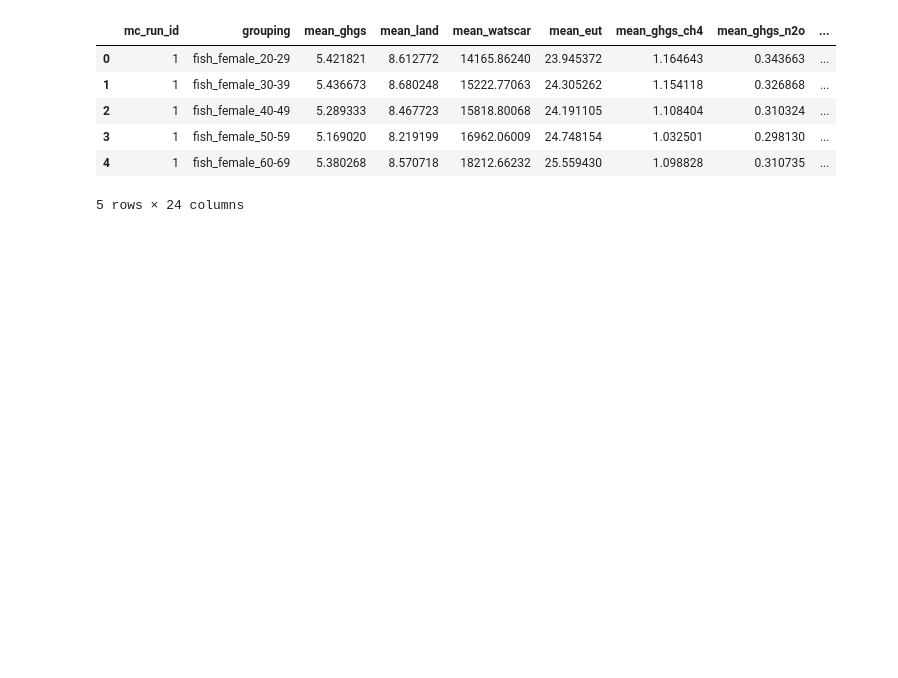
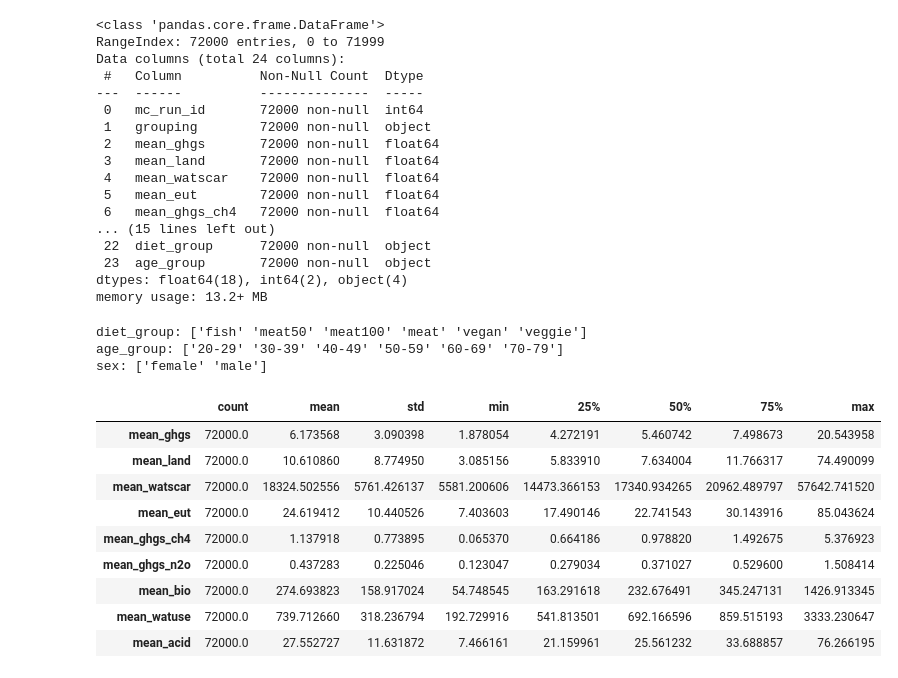
Before and after one commit to adm1ncat203/RM_CW2, a Jupyter notebook: RM_CW2.ipynb, the cells around one changed output. Saved outputs shown, nothing was run; the diff lists cells and outputs as text; code cells hidden in the pictures; blank space fills up the shorter version.

```diff
--- a/RM_CW2.ipynb
+++ b/RM_CW2.ipynb
@@ -4,12 +7,22 @@ import plotly.express as px
 # %%
 # load dataset
 df = pd.read_csv("./dataset/Results_21Mar2022.csv")
-df.head()
+df.info()
 # %% [output]
-|  | mc_run_id | grouping | mean_ghgs | mean_land | mean_watscar | mean_eut | mean_ghgs_ch4 | mean_ghgs_n2o | ... |
-| 0 | 1 | fish_female_20-29 | 5.421821 | 8.612772 | 14165.86240 | 23.945372 | 1.164643 | 0.343663 | ... |
-| 1 | 1 | fish_female_30-39 | 5.436673 | 8.680248 | 15222.77063 | 24.305262 | 1.154118 | 0.326868 | ... |
-| 2 | 1 | fish_female_40-49 | 5.289333 | 8.467723 | 15818.80068 | 24.191105 | 1.108404 | 0.310324 | ... |
-| 3 | 1 | fish_female_50-59 | 5.169020 | 8.219199 | 16962.06009 | 24.748154 | 1.032501 | 0.298130 | ... |
-| 4 | 1 | fish_female_60-69 | 5.380268 | 8.570718 | 18212.66232 | 25.559430 | 1.098828 | 0.310735 | ... |
-5 rows × 24 columns
+<class 'pandas.core.frame.DataFrame'>
+RangeIndex: 72000 entries, 0 to 71999
+Data columns (total 24 columns):
+ #   Column          Non-Null Count  Dtype
+---  ------          --------------  -----
+ 0   mc_run_id       72000 non-null  int64
+ 1   grouping        72000 non-null  object
+ 2   mean_ghgs       72000 non-null  float64
+ 3   mean_land       72000 non-null  float64
+ 4   mean_watscar    72000 non-null  float64
+ 5   mean_eut        72000 non-null  float64
+ 6   mean_ghgs_ch4   72000 non-null  float64
+... (15 lines left out)
+ 22  diet_group      72000 non-null  object
+ 23  age_group       72000 non-null  object
+dtypes: float64(18), int64(2), object(4)
+memory usage: 13.2+ MB
@@ -39,0 +29,44 @@ fig.show()
+# %%
+# unique values
+print("diet_group: {}".format(df["diet_group"].unique()))
+print("age_group: {}".format(df["age_group"].unique()))
+print("sex: {}".format(df["sex"].unique()))
+# %% [output]
+diet_group: ['fish' 'meat50' 'meat100' 'meat' 'vegan' 'veggie']
+age_group: ['20-29' '30-39' '40-49' '50-59' '60-69' '70-79']
+sex: ['female' 'male']
+# %%
+# convert diet_group labels
+df['diet_group'] = df['diet_group'].map({
+    "meat100": "High meat-eaters (>=100g/d)",
+    "meat50": "Medium meat-eaters (50-99g/d)",
+    "meat": "Low meat-eaters (<50g/d)",
+    "fish": "Fish-eaters",
+    "veggie": "Vegetarians",
+    "vegan": "Vegans"
+})
+# convert sex labels
+df["sex"] = df["sex"].map({
+    "male": "Male",
+    "female": "Female"
+})
+# %%
+# select environmental impacts feature columns
+env_columns = [
+    "mean_ghgs", "mean_land", "mean_watscar", "mean_eut",
+    "mean_ghgs_ch4", "mean_ghgs_n2o", "mean_bio",
+    "mean_watuse", "mean_acid"
+]
+
+df[env_columns].describe().T
+# %% [output]
+|  | count | mean | std | min | 25% | 50% | 75% | max |
+| mean_ghgs | 72000.0 | 6.173568 | 3.090398 | 1.878054 | 4.272191 | 5.460742 | 7.498673 | 20.543958 |
+| mean_land | 72000.0 | 10.610860 | 8.774950 | 3.085156 | 5.833910 | 7.634004 | 11.766317 | 74.490099 |
+| mean_watscar | 72000.0 | 18324.502556 | 5761.426137 | 5581.200606 | 14473.366153 | 17340.934265 | 20962.489797 | 57642.741520 |
+| mean_eut | 72000.0 | 24.619412 | 10.440526 | 7.403603 | 17.490146 | 22.741543 | 30.143916 | 85.043624 |
+| mean_ghgs_ch4 | 72000.0 | 1.137918 | 0.773895 | 0.065370 | 0.664186 | 0.978820 | 1.492675 | 5.376923 |
+| mean_ghgs_n2o | 72000.0 | 0.437283 | 0.225046 | 0.123047 | 0.279034 | 0.371027 | 0.529600 | 1.508414 |
+| mean_bio | 72000.0 | 274.693823 | 158.917024 | 54.748545 | 163.291618 | 232.676491 | 345.247131 | 1426.913345 |
+| mean_watuse | 72000.0 | 739.712660 | 318.236794 | 192.729916 | 541.813501 | 692.166596 | 859.515193 | 3333.230647 |
+| mean_acid | 72000.0 | 27.552727 | 11.631872 | 7.466161 | 21.159961 | 25.561232 | 33.688857 | 76.266195 |
```
Also changed, not shown: parts of 6 cells of this notebook, 2 other files.
